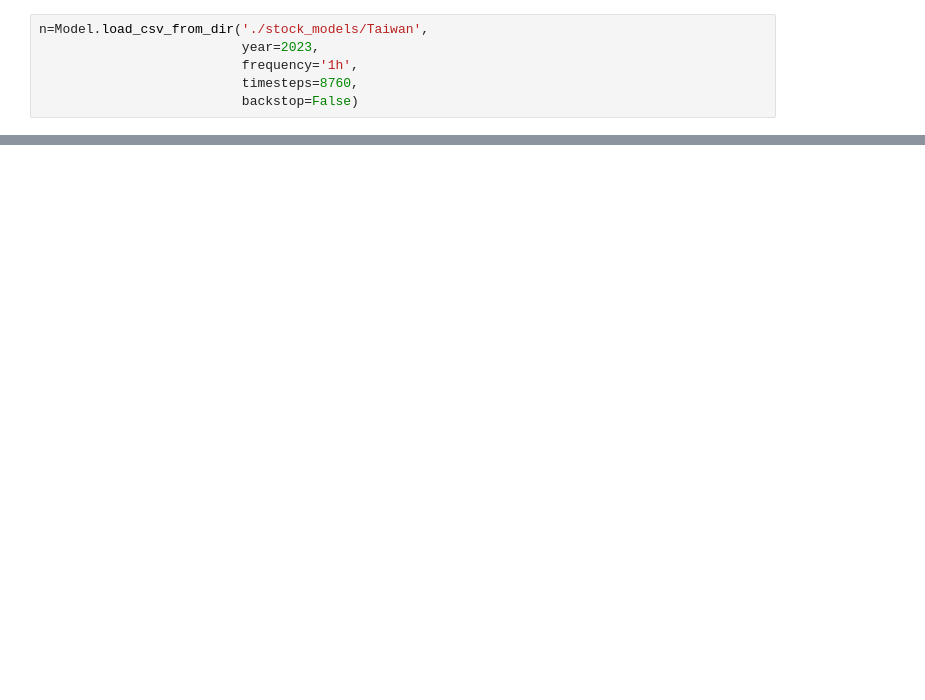
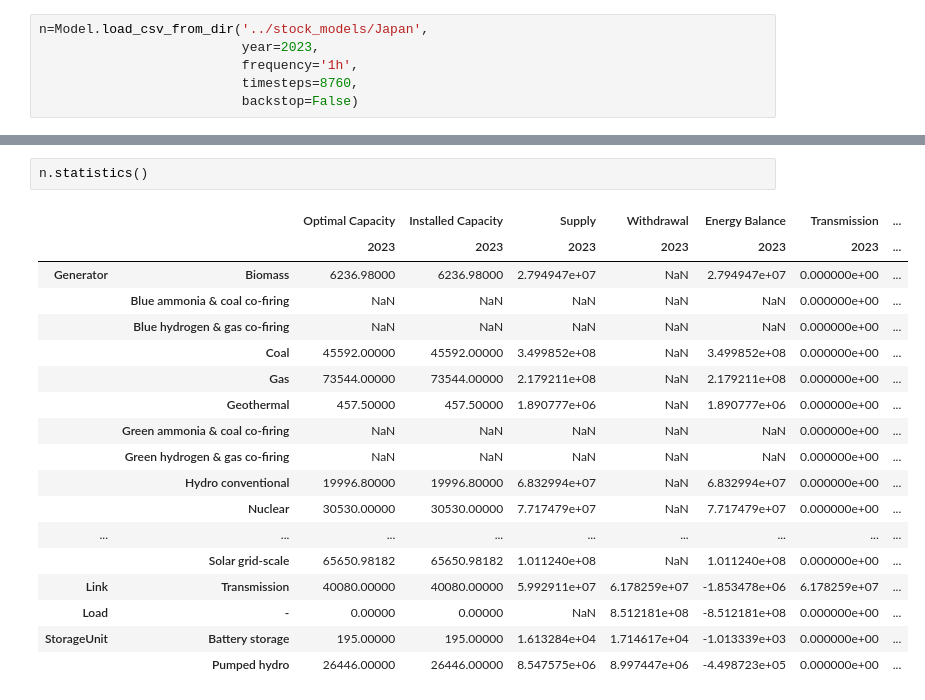
Before and after one commit to transition-zero/tza-pypsa, a Jupyter notebook: Notebook/twn_model_run_testing.ipynb, the cells around one changed output, grey strips where cells are left out. Cells and saved outputs as stored; diff of their text form; blank space fills up the shorter version.

```diff
--- a/Notebook/twn_model_run_testing.ipynb
+++ b/Notebook/twn_model_run_testing.ipynb
@@ -8,5 +14,5 @@ ModuleNotFoundError: No module named 'tz_pypsa'
 # %%
-n=Model.load_csv_from_dir('./stock_models/Taiwan',
+n=Model.load_csv_from_dir('../stock_models/Japan',
                           year=2023,
                           frequency='1h',
                           timesteps=8760,
@@ -19,0 +61,21 @@ wrangle.export_csv_consolidated(n, 'twn_sample_vis_output.csv')
+# %%
+n.statistics()
+# %% [output]
+|  |  | Optimal Capacity | Installed Capacity | Supply | Withdrawal | Energy Balance | Transmission | ... |
+|  |  | 2023 | 2023 | 2023 | 2023 | 2023 | 2023 | ... |
+| Generator | Biomass | 6236.98000 | 6236.98000 | 2.794947e+07 | NaN | 2.794947e+07 | 0.000000e+00 | ... |
+|  | Blue ammonia & coal co-firing | NaN | NaN | NaN | NaN | NaN | 0.000000e+00 | ... |
+|  | Blue hydrogen & gas co-firing | NaN | NaN | NaN | NaN | NaN | 0.000000e+00 | ... |
+|  | Coal | 45592.00000 | 45592.00000 | 3.499852e+08 | NaN | 3.499852e+08 | 0.000000e+00 | ... |
+|  | Gas | 73544.00000 | 73544.00000 | 2.179211e+08 | NaN | 2.179211e+08 | 0.000000e+00 | ... |
+|  | Geothermal | 457.50000 | 457.50000 | 1.890777e+06 | NaN | 1.890777e+06 | 0.000000e+00 | ... |
+|  | Green ammonia & coal co-firing | NaN | NaN | NaN | NaN | NaN | 0.000000e+00 | ... |
+|  | Green hydrogen & gas co-firing | NaN | NaN | NaN | NaN | NaN | 0.000000e+00 | ... |
+|  | Hydro conventional | 19996.80000 | 19996.80000 | 6.832994e+07 | NaN | 6.832994e+07 | 0.000000e+00 | ... |
+|  | Nuclear | 30530.00000 | 30530.00000 | 7.717479e+07 | NaN | 7.717479e+07 | 0.000000e+00 | ... |
+| ... | ... | ... | ... | ... | ... | ... | ... | ... |
+|  | Solar grid-scale | 65650.98182 | 65650.98182 | 1.011240e+08 | NaN | 1.011240e+08 | 0.000000e+00 | ... |
+| Link | Transmission | 40080.00000 | 40080.00000 | 5.992911e+07 | 6.178259e+07 | -1.853478e+06 | 6.178259e+07 | ... |
+| Load | - | 0.00000 | 0.00000 | NaN | 8.512181e+08 | -8.512181e+08 | 0.000000e+00 | ... |
+| StorageUnit | Battery storage | 195.00000 | 195.00000 | 1.613284e+04 | 1.714617e+04 | -1.013339e+03 | 0.000000e+00 | ... |
+|  | Pumped hydro | 26446.00000 | 26446.00000 | 8.547575e+06 | 8.997447e+06 | -4.498723e+05 | 0.000000e+00 | ... |
```
Also changed, not shown: parts of 11 cells of this notebook, 1 other file.
